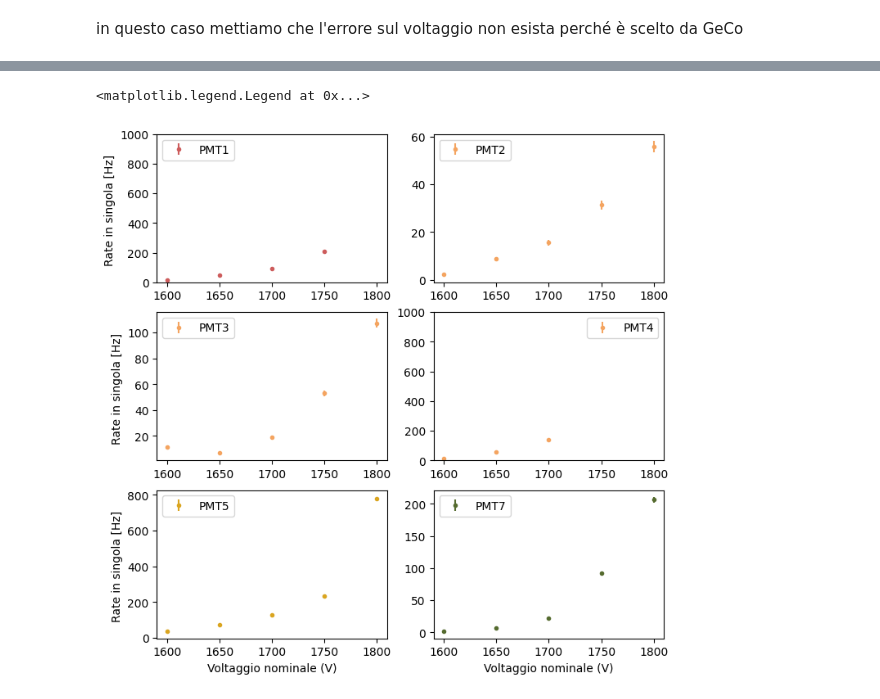
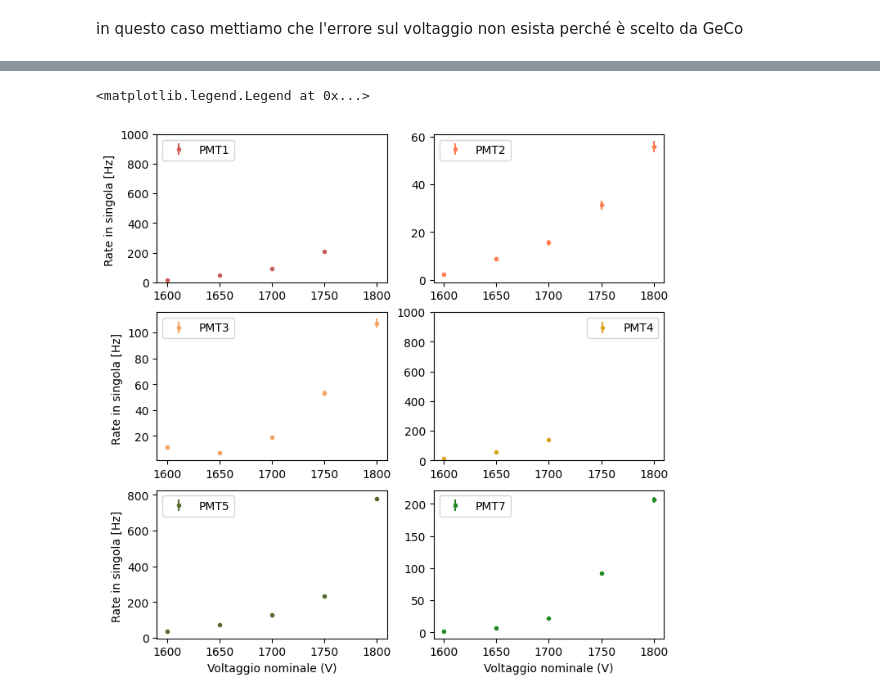
Before and after one commit to JuliaFavaro/Lab-Fund-Int, a Jupyter notebook: MuLife/Calcoli_veloci.ipynb, the cells around one changed output, grey strips where cells are left out. Saved outputs shown, nothing was run; the diff lists cells and outputs as text; code cells hidden in the pictures.

```diff
--- a/MuLife/Calcoli_veloci.ipynb
+++ b/MuLife/Calcoli_veloci.ipynb
@@ -307,35 +331,35 @@ plt.figure(figsize=(8,8))
 plt.tight_layout
 #plt.title("Rate in singola degli scintillatori")
 plt.subplot(321)
 plt.errorbar(V,rate1,errorrate1, fmt='.', color='indianred',label='PMT1')
 plt.ylabel('Rate in singola [Hz] ')
 plt.ylim(0,1000)
 plt.legend()
 
 plt.subplot(322)
-plt.errorbar(V,rate2,errorrate2, fmt='.', color='sandybrown',label='PMT2')
+plt.errorbar(V,rate2,errorrate2, fmt='.', color='coral',label='PMT2')
 plt.legend()
 
 plt.subplot(323)
 plt.errorbar(V,rate3,errorrate3, fmt='.', color='sandybrown',label='PMT3')
 plt.ylabel('Rate in singola [Hz] ')
 plt.legend()
 
 plt.subplot(324)
-plt.errorbar(V,rate4,errorrate4, fmt='.', color='sandybrown',label='PMT4')
+plt.errorbar(V,rate4,errorrate4, fmt='.', color='goldenrod',label='PMT4')
 plt.ylim(0,1000)
 plt.legend()
 
 plt.subplot(325)
-plt.errorbar(V,rate5,errorrate5, fmt='.', color='goldenrod',label='PMT5')
+plt.errorbar(V,rate5,errorrate5, fmt='.', color='darkolivegreen',label='PMT5')
 plt.xlabel('Voltaggio nominale (V)')
 plt.ylabel('Rate in singola [Hz] ')
 plt.legend()
 
 plt.subplot(326)
-plt.errorbar(V,rate7,errorrate7, fmt='.', color='darkolivegreen',label='PMT7')
+plt.errorbar(V,rate7,errorrate7, fmt='.', color='forestgreen',label='PMT7')
 plt.xlabel('Voltaggio nominale (V)')
 plt.legend()
 # %% [output]
 <matplotlib.legend.Legend at 0x...>
-[figure, old version]
+[figure, new version]
```
Also changed, not shown: parts of 15 cells of this notebook.
